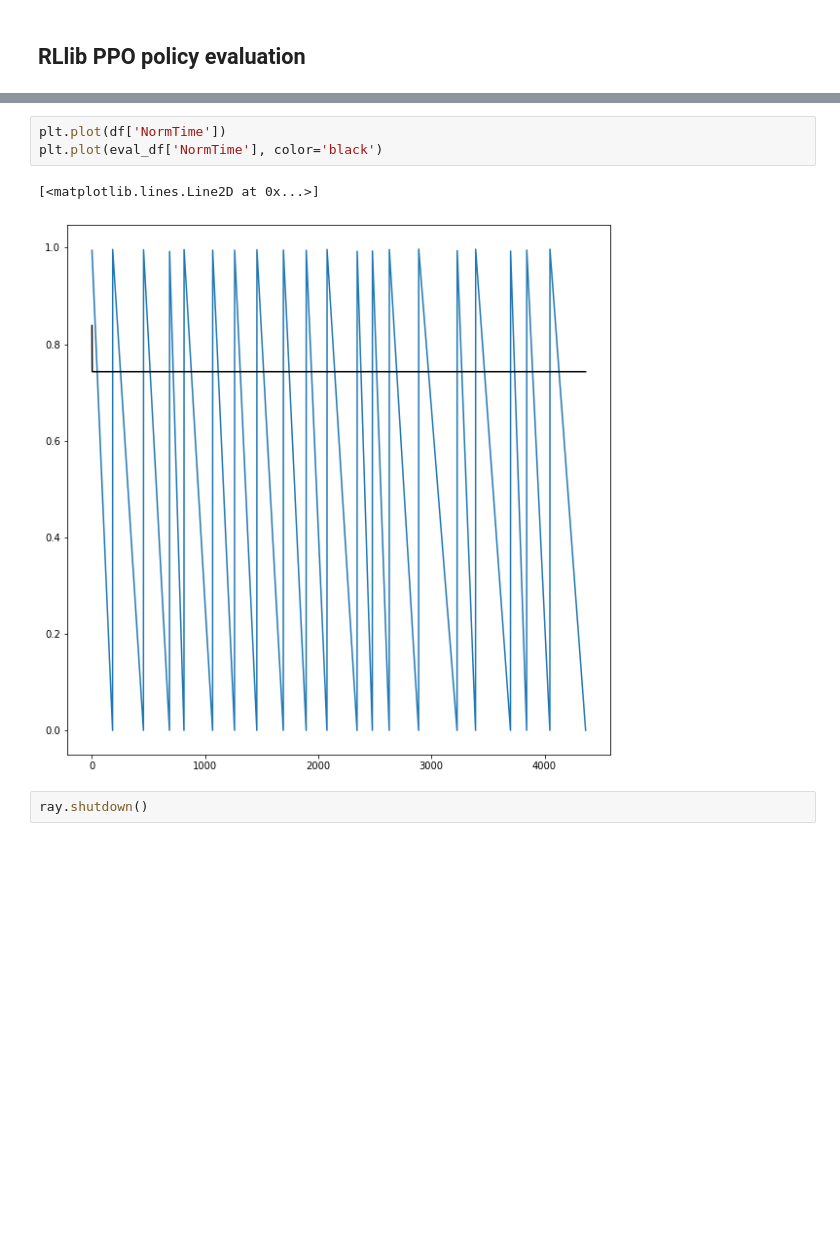
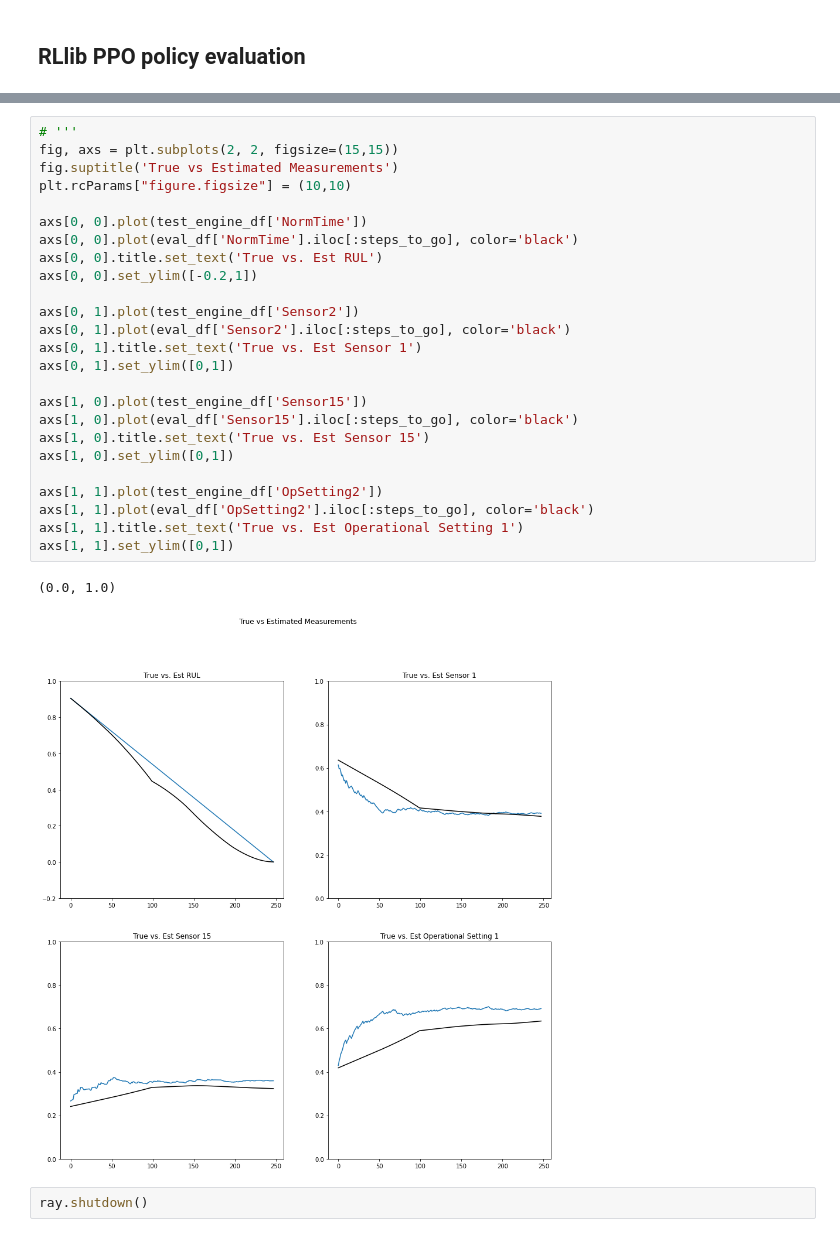
Before and after one commit to erskordi/RL_Reliability, a Jupyter notebook: RLlib-PPO-policy_eval.ipynb, the cells around one changed output, grey strips where cells are left out. Cells and saved outputs as stored; diff of their text form; blank space fills up the shorter version.

```diff
--- a/RLlib-PPO-policy_eval.ipynb
+++ b/RLlib-PPO-policy_eval.ipynb
@@ -185,8 +193,30 @@ axs[1, 1].title.set_text('True vs. Est Operational Setting 1')
-# %%
-plt.plot(df['NormTime'])
-plt.plot(eval_df['NormTime'], color='black')
-# %% [output]
-[<matplotlib.lines.Line2D at 0x...>]
-[figure, removed]
+# %%
+# '''
+fig, axs = plt.subplots(2, 2, figsize=(15,15))
+fig.suptitle('True vs Estimated Measurements')
+plt.rcParams["figure.figsize"] = (10,10)
+
+axs[0, 0].plot(test_engine_df['NormTime'])
+axs[0, 0].plot(eval_df['NormTime'].iloc[:steps_to_go], color='black')
+axs[0, 0].title.set_text('True vs. Est RUL')
+axs[0, 0].set_ylim([-0.2,1])
+
+axs[0, 1].plot(test_engine_df['Sensor2'])
+axs[0, 1].plot(eval_df['Sensor2'].iloc[:steps_to_go], color='black')
+axs[0, 1].title.set_text('True vs. Est Sensor 1')
+axs[0, 1].set_ylim([0,1])
+
+axs[1, 0].plot(test_engine_df['Sensor15'])
+axs[1, 0].plot(eval_df['Sensor15'].iloc[:steps_to_go], color='black')
+axs[1, 0].title.set_text('True vs. Est Sensor 15')
+axs[1, 0].set_ylim([0,1])
+
+axs[1, 1].plot(test_engine_df['OpSetting2'])
+axs[1, 1].plot(eval_df['OpSetting2'].iloc[:steps_to_go], color='black')
+axs[1, 1].title.set_text('True vs. Est Operational Setting 1')
+axs[1, 1].set_ylim([0,1])
+# %% [output]
+(0.0, 1.0)
+[figure, added]
 # %%
 ray.shutdown()
```
Also changed, not shown: parts of 13 cells of this notebook, 1 other file.
